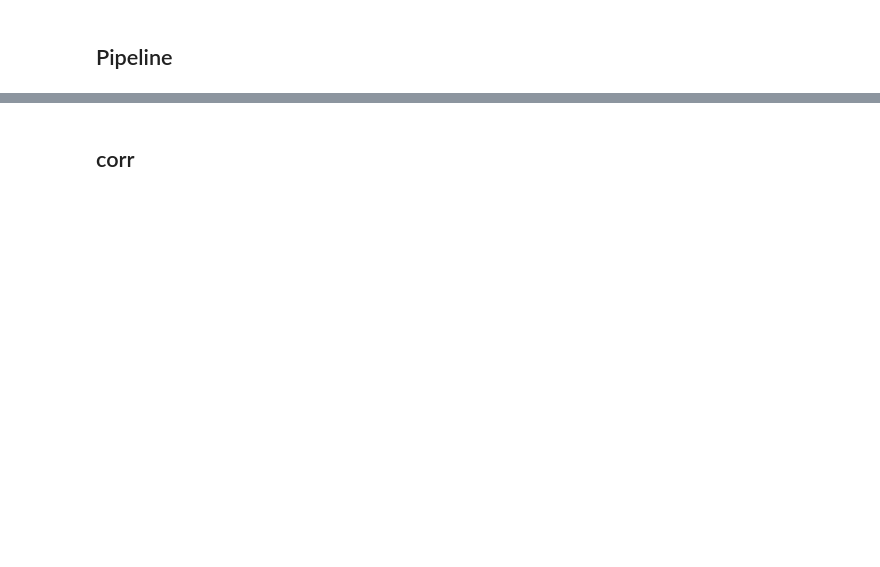
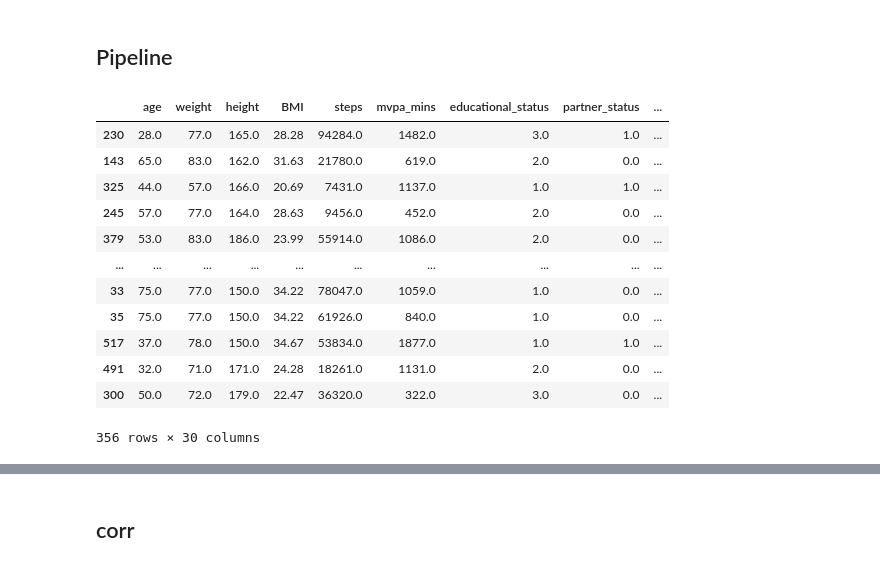
Before and after one commit to aliowx/activity-goal-prediction, a Jupyter notebook: notebook/model.ipynb, the cells around one changed output, grey strips where cells are left out. Saved outputs shown, nothing was run; the diff lists cells and outputs as text; code cells hidden in the pictures; blank space fills up the shorter version.

```diff
--- a/notebook/model.ipynb
+++ b/notebook/model.ipynb
@@ -203,6 +197,22 @@ logger.info("Outliers clipped using train statistics")
 X_train.to_csv('../data/X_train_cleaned.csv', index=False)
 # %% [markdown]
 ## Pipeline
+# %%
+X_train
+# %% [output]
+|  | age | weight | height | BMI | steps | mvpa_mins | educational_status | partner_status | ... |
+| 230 | 28.0 | 77.0 | 165.0 | 28.28 | 94284.0 | 1482.0 | 3.0 | 1.0 | ... |
+| 143 | 65.0 | 83.0 | 162.0 | 31.63 | 21780.0 | 619.0 | 2.0 | 0.0 | ... |
+| 325 | 44.0 | 57.0 | 166.0 | 20.69 | 7431.0 | 1137.0 | 1.0 | 1.0 | ... |
+| 245 | 57.0 | 77.0 | 164.0 | 28.63 | 9456.0 | 452.0 | 2.0 | 0.0 | ... |
+| 379 | 53.0 | 83.0 | 186.0 | 23.99 | 55914.0 | 1086.0 | 2.0 | 0.0 | ... |
+| ... | ... | ... | ... | ... | ... | ... | ... | ... | ... |
+| 33 | 75.0 | 77.0 | 150.0 | 34.22 | 78047.0 | 1059.0 | 1.0 | 0.0 | ... |
+| 35 | 75.0 | 77.0 | 150.0 | 34.22 | 61926.0 | 840.0 | 1.0 | 0.0 | ... |
+| 517 | 37.0 | 78.0 | 150.0 | 34.67 | 53834.0 | 1877.0 | 1.0 | 1.0 | ... |
+| 491 | 32.0 | 71.0 | 171.0 | 24.28 | 18261.0 | 1131.0 | 2.0 | 0.0 | ... |
+| 300 | 50.0 | 72.0 | 179.0 | 22.47 | 36320.0 | 322.0 | 3.0 | 0.0 | ... |
+356 rows × 30 columns
 # %%
 num_features = all_columns
 # %%
```
Also changed, not shown: parts of 10 cells of this notebook, 2 other files.
